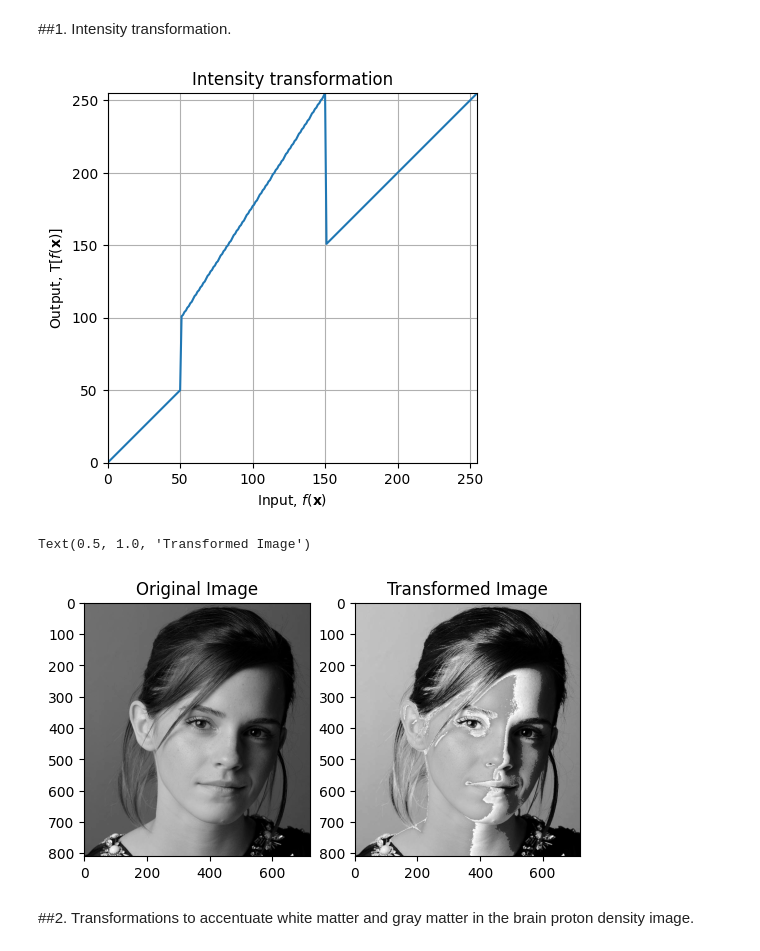
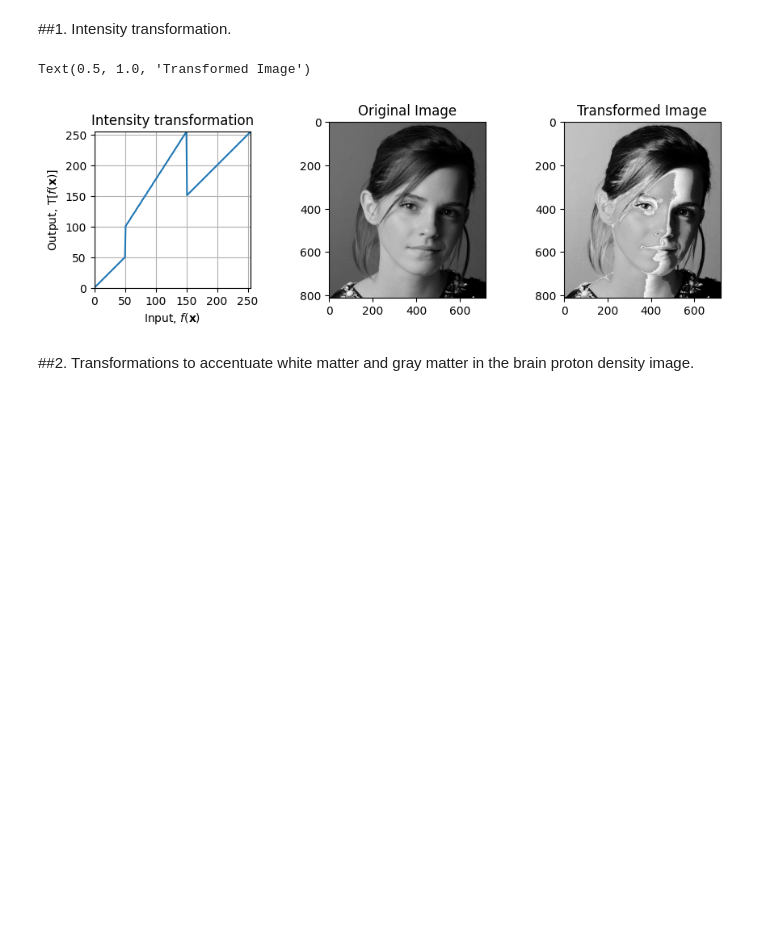
Before and after one commit to KavinduKariyawasam/Image_Processing, a Jupyter notebook: Assignment1.ipynb, the cells around one changed output. Cells and saved outputs as stored; diff of their text form; code cells hidden in the pictures; blank space fills up the shorter version.

```diff
--- a/Assignment1.ipynb
+++ b/Assignment1.ipynb
@@ -12,53 +12,44 @@ Drive already mounted at /content/drive; to attempt to forcibly remount, call dr
 # %%
 %matplotlib inline
 import cv2 as cv
 import numpy as np
 import matplotlib.pyplot as plt
 
 c = np.array([(50, 50), (50, 100), (150, 255), (150, 150)])
 t1 = np.linspace(0, c[0,1], c[0,0] + 1).astype('uint8')
-
 t2 = np.linspace(c[0,1] + 1, c[1,1], c[1,0] - c[0,0]).astype('uint8')
-
 t3 = np.linspace(c[1,1] + 1, c[2,1], c[2,0] - c[1,0]).astype('uint8')
-
 t4 = np.linspace(c[2,1] + 1, c[3,1], c[3,0] - c[2,0]).astype('uint8')
-
 t5 = np.linspace(c[3,1] + 1, 255, 255 - c[3,0]).astype('uint8')
 
-transform = np.concatenate((t1,t2), axis = 0).astype('uint8')
-transform = np.concatenate((transform,t3), axis = 0).astype('uint8')
-transform = np.concatenate((transform,t4), axis = 0).astype('uint8')
-transform = np.concatenate((transform,t5), axis = 0).astype('uint8')
-
-fig, ax = plt.subplots()
-
-ax.plot(transform)
-ax.set_title("Intensity transformation")
-ax.set_xlabel(r'Input, $f(\mathbf{x})$')
-ax.set_ylabel(r'Output, $\mathrm{T}[f(\mathbf{x})]$')
-ax.set_xlim(0,255)
-ax.set_ylim(0,255)
-ax.set_aspect('equal')
-ax.grid(True)
-ax.set_xticks(range(0,256,50))
-ax.set_yticks(range(0,256,50))
-
-plt.show()
+transform = np.concatenate((t1,t2,t3,t4,t5), axis = 0).astype('uint8')
 
 img = cv.imread('/content/drive/MyDrive/Image processing/Assignment1/emma.jpg', cv.IMREAD_GRAYSCALE)
 
 img_transformed = cv.LUT(img, transform)
 
-f, ax = plt.subplots(1,2)
-ax[0].imshow(img, cmap = 'gray')
-ax[0].set_title('Original Image')
+f, ax = plt.subplots(1,3, figsize = (10,6))
 
-ax[1].imshow(img_transformed, cmap = 'gray')
-ax[1].set_title('Transformed Image')
+plt.subplots_adjust(wspace=0.5)
+
+ax[0].plot(transform)
+ax[0].set_title("Intensity transformation")
+ax[0].set_xlabel(r'Input, $f(\mathbf{x})$')
+ax[0].set_ylabel(r'Output, $\mathrm{T}[f(\mathbf{x})]$')
+ax[0].set_xlim(0,255)
+ax[0].set_ylim(0,255)
+ax[0].set_aspect('equal')
+ax[0].grid(True)
+ax[0].set_xticks(range(0,256,50))
+ax[0].set_yticks(range(0,256,50))
+
+ax[1].imshow(img, cmap = 'gray')
+ax[1].set_title('Original Image')
+
+ax[2].imshow(img_transformed, cmap = 'gray')
+ax[2].set_title('Transformed Image')
 # %% [output]
+Text(0.5, 1.0, 'Transformed Image')
-[figure, old version]
+[figure, new version]
-Text(0.5, 1.0, 'Transformed Image')
-[figure, removed]
 # %% [markdown]
 ##2. Transformations to accentuate white matter and gray matter in the brain proton density image.
```
Also changed, not shown: parts of 13 cells of this notebook.
